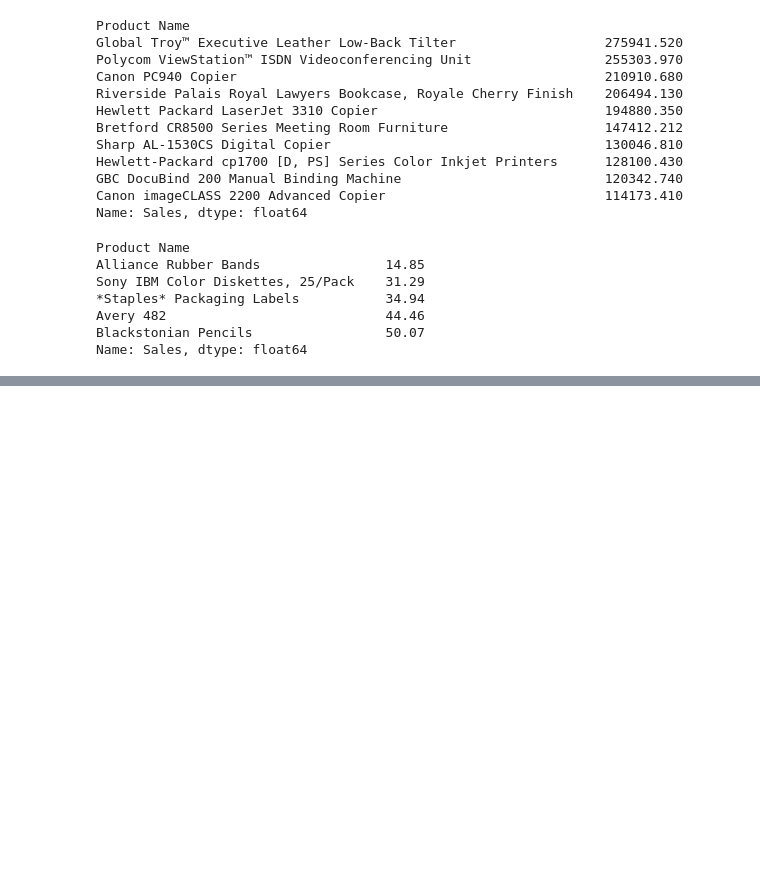
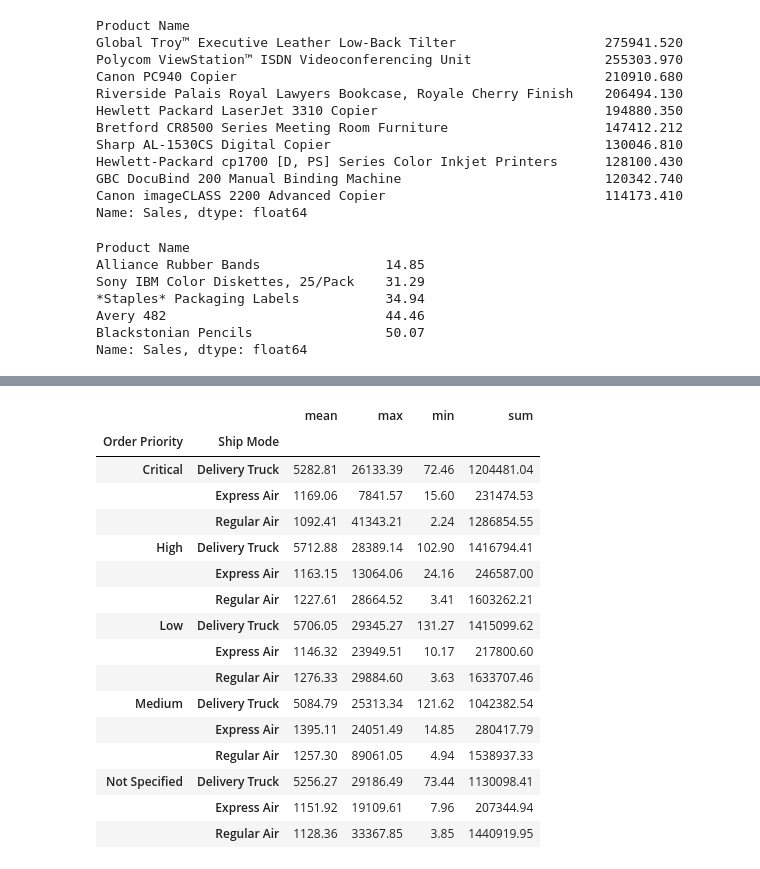
Before and after one commit to vivekgupta0657/learning-python, a Jupyter notebook: revamp.ipynb, the cells around one changed output, grey strips where cells are left out. Cells and saved outputs as stored; diff of their text form; code cells hidden in the pictures; blank space fills up the shorter version.

```diff
--- a/revamp.ipynb
+++ b/revamp.ipynb
@@ -655,0 +721,20 @@ Name: Sales, dtype: float64
+# %%
+order.groupby(['Order Priority','Ship Mode']).Sales.agg(['mean','max','min','sum']).round(2)
+# %% [output]
+|  |  | mean | max | min | sum |
+| Order Priority | Ship Mode |  |  |  |  |
+| Critical | Delivery Truck | 5282.81 | 26133.39 | 72.46 | 1204481.04 |
+|  | Express Air | 1169.06 | 7841.57 | 15.60 | 231474.53 |
+|  | Regular Air | 1092.41 | 41343.21 | 2.24 | 1286854.55 |
+| High | Delivery Truck | 5712.88 | 28389.14 | 102.90 | 1416794.41 |
+|  | Express Air | 1163.15 | 13064.06 | 24.16 | 246587.00 |
+|  | Regular Air | 1227.61 | 28664.52 | 3.41 | 1603262.21 |
+| Low | Delivery Truck | 5706.05 | 29345.27 | 131.27 | 1415099.62 |
+|  | Express Air | 1146.32 | 23949.51 | 10.17 | 217800.60 |
+|  | Regular Air | 1276.33 | 29884.60 | 3.63 | 1633707.46 |
+| Medium | Delivery Truck | 5084.79 | 25313.34 | 121.62 | 1042382.54 |
+|  | Express Air | 1395.11 | 24051.49 | 14.85 | 280417.79 |
+|  | Regular Air | 1257.30 | 89061.05 | 4.94 | 1538937.33 |
+| Not Specified | Delivery Truck | 5256.27 | 29186.49 | 73.44 | 1130098.41 |
+|  | Express Air | 1151.92 | 19109.61 | 7.96 | 207344.94 |
+|  | Regular Air | 1128.36 | 33367.85 | 3.85 | 1440919.95 |
```
Also changed, not shown: parts of 38 cells of this notebook.
